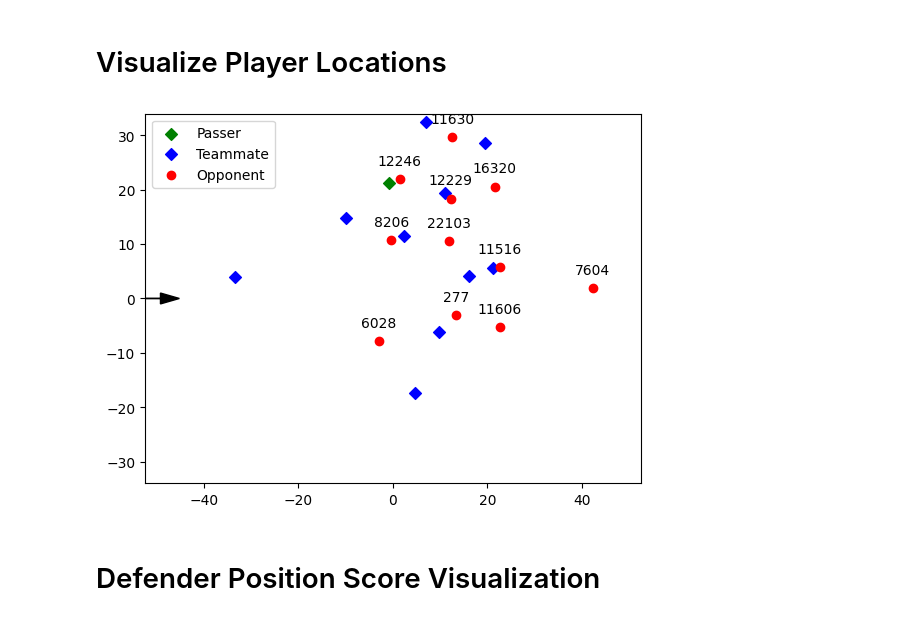
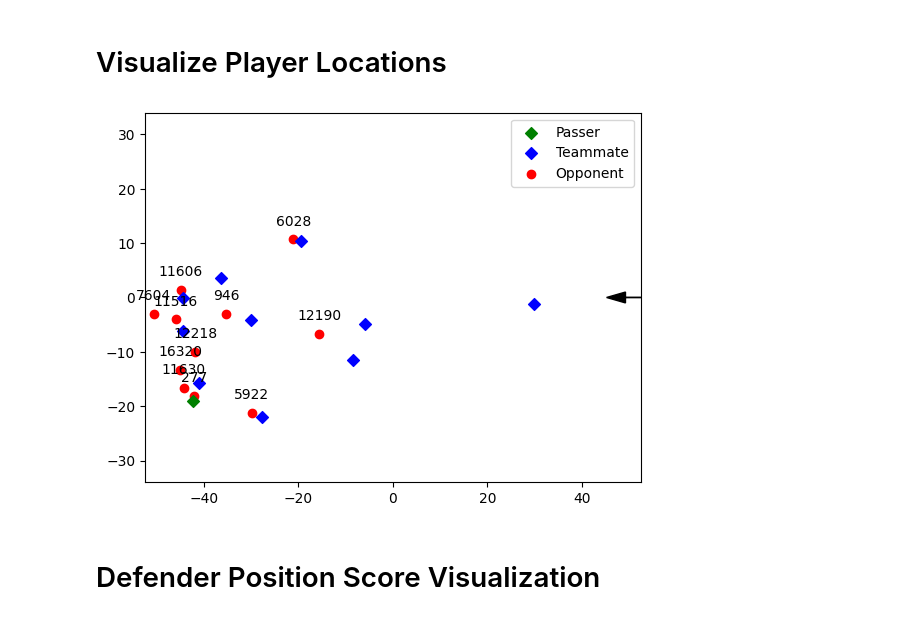
Before and after one commit to ariskoutris/defensive-passing-networks, a Jupyter notebook: src/notebooks/opt_function.ipynb, the cells around one changed output. Saved outputs shown, nothing was run; the diff lists cells and outputs as text; code cells hidden in the pictures.

```diff
--- a/src/notebooks/opt_function.ipynb
+++ b/src/notebooks/opt_function.ipynb
@@ -84,7 +84,10 @@ def responsibility(start_x, start_y, end_x, end_y, player_x, player_y, ball_spee
 # %%
 def defender_true_location(data, frame_id, defender_id):
     data = data[data['frame'] == frame_id]
-    return data[data['tracking.object_id'] == defender_id][['tracking.x', 'tracking.y']].values[0]
+    try:
+        return data[data['tracking.object_id'] == defender_id][['tracking.x', 'tracking.y']].values[0]
+    except:
+        print("Defender id {} not in frame {}".format(defender_id, frame_id))
 
 def get_attacker_locations(data, frame_id, include_passer=False):
     data = data[data['frame'] == frame_id]
@@ -273,11 +284,11 @@ passes_df = passes_df[~passes_df['frame'].isin(negative_frames)]
 # %% [markdown]
 # Visualize Player Locations
 # %%
-# frame_id = np.random.choice(passes_df['frame'].unique())
-frame_id = 48981
+#frame_id = np.random.choice(passes_df['frame'].unique())
+frame_id = 10664
 plot_frame(passes_df, frame_id)
 # %% [output]
-[figure, old version]
+[figure, new version]
 # %% [markdown]
 # Defender Position Score Visualization
 # %%
```
Also changed, not shown: parts of 16 cells of this notebook.
